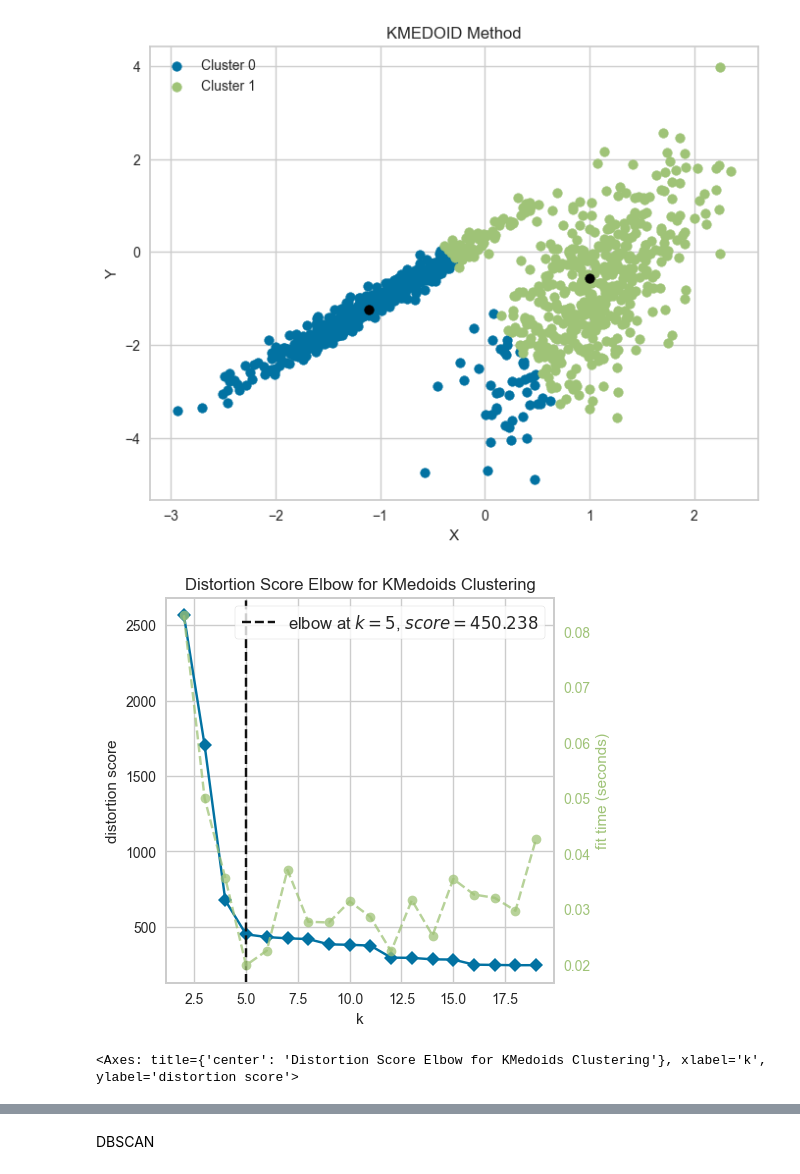
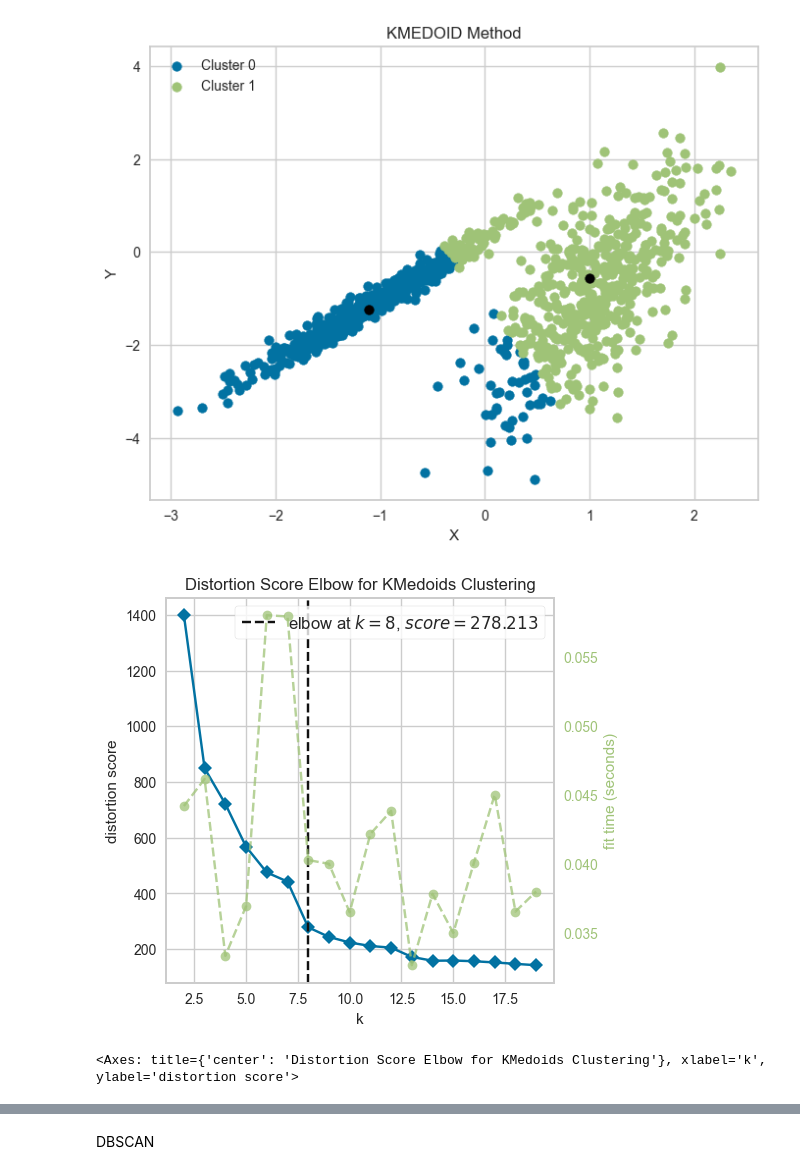
Before and after one commit to Joao-Bornelli/Clusterization, a Jupyter notebook: clusterization.ipynb, the cells around one changed output, grey strips where cells are left out. Drawn from its saved outputs; the diff is of its cells as text; code cells hidden in the pictures.

```diff
--- a/clusterization.ipynb
+++ b/clusterization.ipynb
@@ -57,8 +37,7 @@ plt.scatter(df['x'],df['y'])
 # %% [markdown]
 Elbow Evaluation
 # %%
-def elbowEvaluator(data, Method):
-    model = Method(random_state=0)
+def elbowEvaluator(data, model):
     vizualizer = KElbowVisualizer(model,k=(2,20))
     return vizualizer.fit(data)
 # %% [markdown]
@@ -193,12 +164,12 @@ plt.show()
 [figure]
 # %%
 #Elbow method
-#Elbow method
 fig = plt.figure(figsize=(5, 5))
-visualizer = elbowEvaluator(data,KMedoids)
+model = KMedoids(random_state=10)
+visualizer = elbowEvaluator(data,model)
 visualizer.show()
 # %% [output]
-[figure, old version]
+[figure, new version]
 <Axes: title={'center': 'Distortion Score Elbow for KMedoids Clustering'}, xlabel='k', ylabel='distortion score'>
 # %%
 #Silhouette method
```
Also changed, not shown: parts of 12 cells of this notebook.
